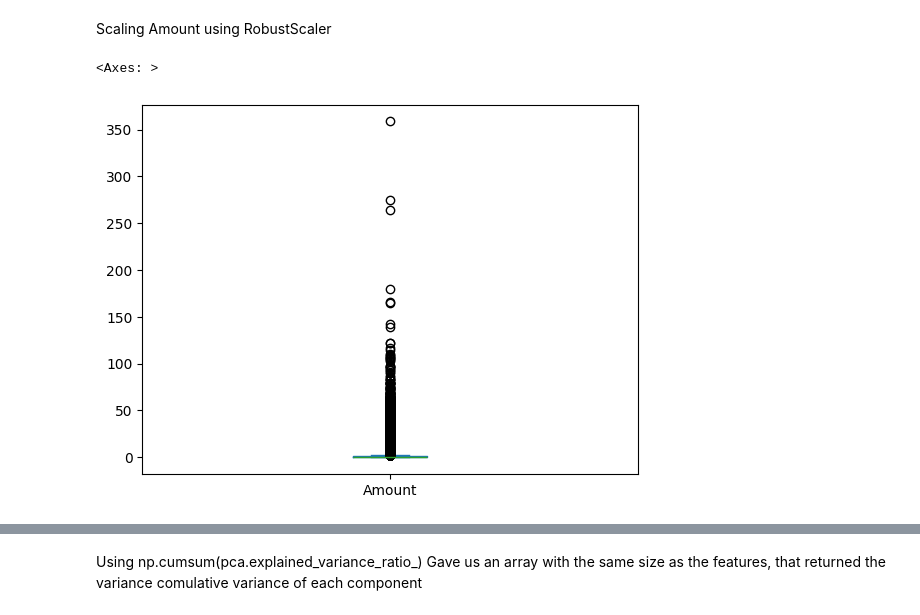
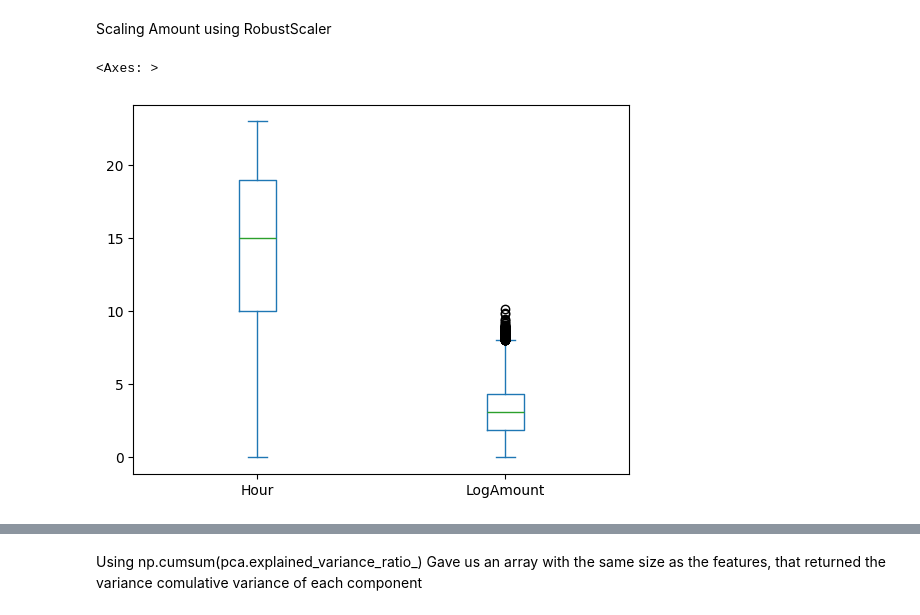
Before and after one commit to Bira0/GroupB, a Jupyter notebook: FinalProject.ipynb, the cells around one changed output, grey strips where cells are left out. Drawn from its saved outputs; the diff is of its cells as text; code cells hidden in the pictures.

```diff
--- a/FinalProject.ipynb
+++ b/FinalProject.ipynb
@@ -106,0 +157,3 @@ There's no sense in scaling them.
+# %%
+X['LogAmount'] = np.log1p(X['Amount'])
+X = X.drop('Amount', axis=1)
@@ -107 +163,4 @@ There's no sense in scaling them.
+# %%
+X['Hour'] = (X['Time'] // 3600) % 24
+X = X.drop('Time', axis=1)
 # %%
@@ -114,6 +170,7 @@ credB[['Amount', 'Time']].plot(kind='box')
 *  Time has no outliers, using MinMaxScaler next.
 *   Amount has a ton of outliers, using StandardScaler next.
 # %%
-from sklearn.preprocessing import MinMaxScaler
-mms = MinMaxScaler()
-X[['Time']] = mms.fit_transform(X[['Time']])
+# from sklearn.preprocessing import MinMaxScaler
+# mms = MinMaxScaler()
+# X[['Time']] = mms.fit_transform(X[['Time']])
+# X[['Time']].plot(kind='box')
@@ -125,11 +177,16 @@ X[['Time']].plot(kind='box')
 # %% [markdown]
 Scaling Amount using RobustScaler
 # %%
-from sklearn.preprocessing import RobustScaler
-rs = RobustScaler()
-X[['Amount']] = rs.fit_transform(X[['Amount']])
+# # from sklearn.preprocessing import RobustScaler
+# # rs = RobustScaler()
+# # X[['Amount']] = rs.fit_transform(X[['Amount']])
+
+# from sklearn.preprocessing import StandardScaler
+# ss = StandardScaler()
+# X[['Amount']] = ss.fit_transform(X[['Amount']])
+# X[['Amount']].plot(kind='box')
 # %%
-X[['Amount']].plot(kind='box')
+X[['Hour', 'LogAmount']].plot(kind='box')
 # %% [output]
 <Axes: >
-[figure, old version]
+[figure, new version]
```
Also changed, not shown: parts of 28 cells of this notebook.
